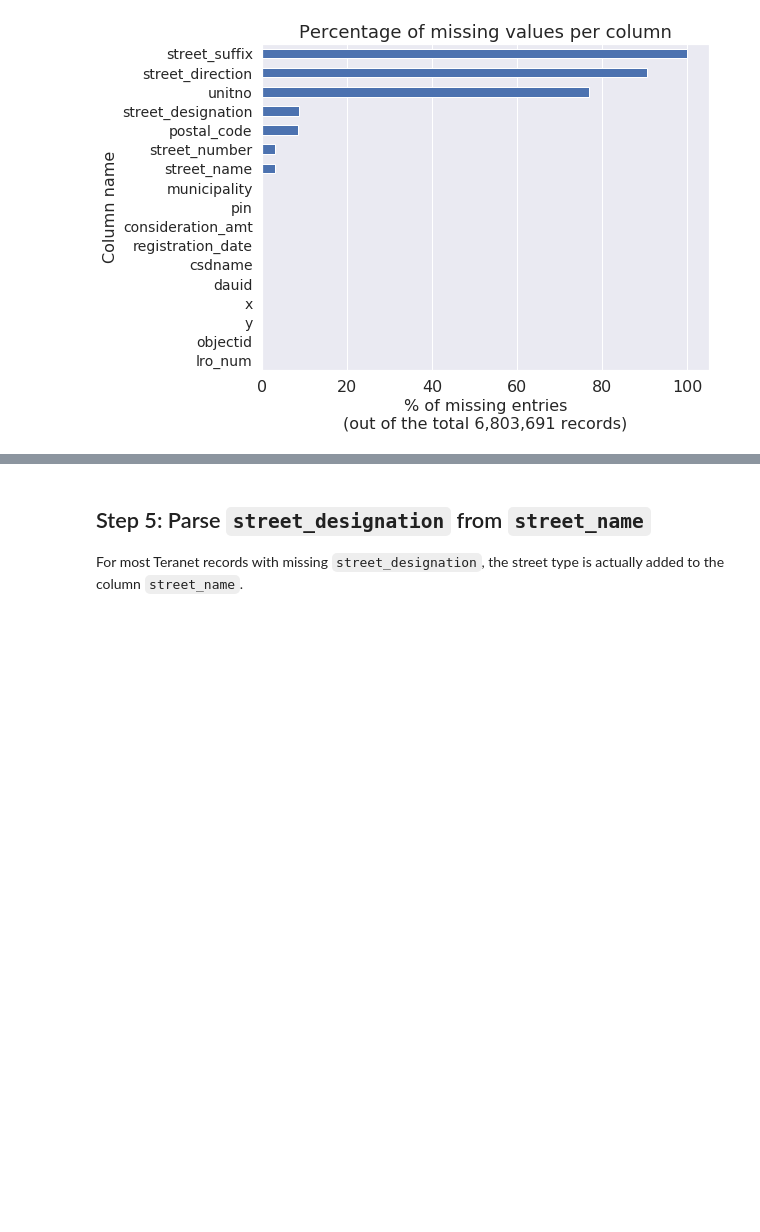
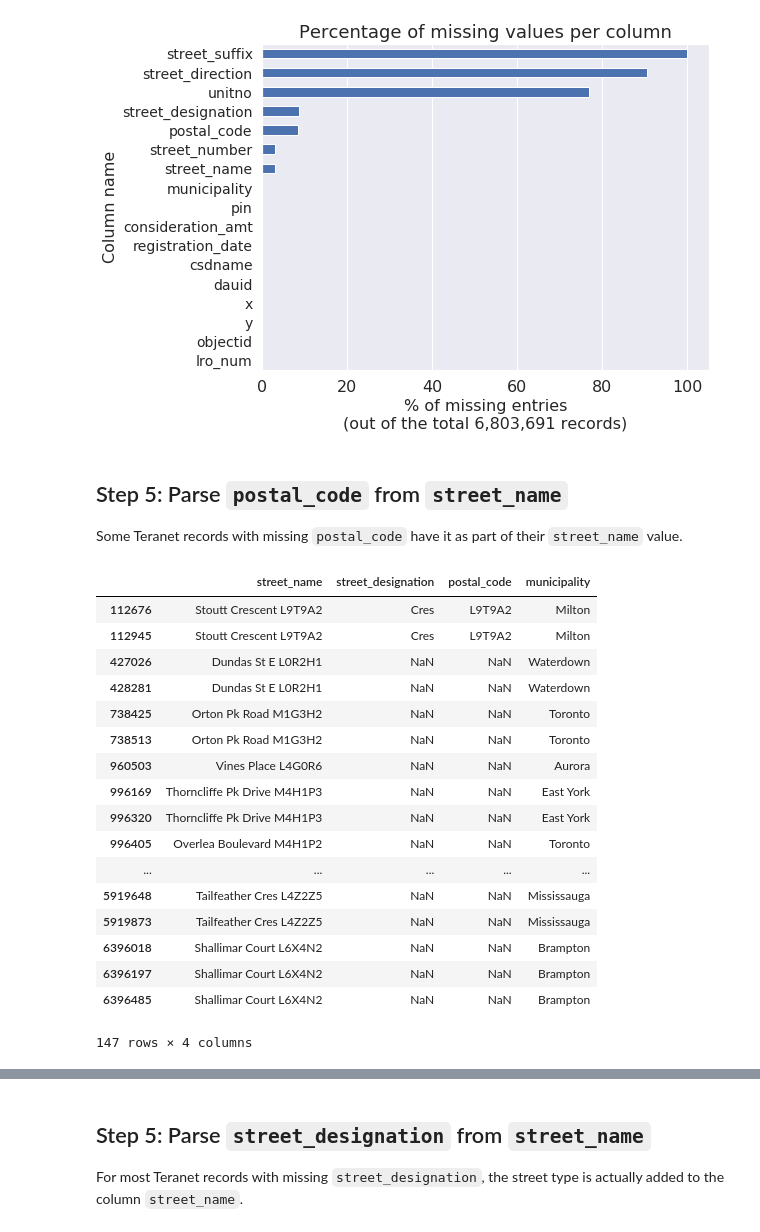
Before and after one commit to stepan-o/geo, a Jupyter notebook: notebooks/2.scrub/2.2_teranet_consistency.ipynb, the cells around one changed output, grey strips where cells are left out. Saved outputs shown, nothing was run; the diff lists cells and outputs as text; code cells hidden in the pictures; blank space fills up the shorter version.

Commit message:
parse 'postal_code' from 'street_name'

```diff
--- a/notebooks/2.scrub/2.2_teranet_consistency.ipynb
+++ b/notebooks/2.scrub/2.2_teranet_consistency.ipynb
@@ -183,3 +183,28 @@ ax.set_xlabel("% of missing entries\n(out of the total {0:,} records)"
 plt.savefig('results/teranet_na_perc.png', dpi=400, bbox_inches='tight')
 # %% [output]
 [figure]
+# %% [markdown]
+## Step 5: Parse `postal_code` from `street_name`
+Some Teranet records with missing `postal_code` have it as part of their `street_name` value.
+# %%
+mask1 = df['street_name'].str.contains('[A-Z]\d[A-Z]\d[A-Z]\d', na=False, case=False)
+df.loc[mask1, ['street_name', 'street_designation', 'postal_code', 'municipality']]
+# %% [output]
+|  | street_name | street_designation | postal_code | municipality |
+| 112676 | Stoutt Crescent L9T9A2 | Cres | L9T9A2 | Milton |
+| 112945 | Stoutt Crescent L9T9A2 | Cres | L9T9A2 | Milton |
+| 427026 | Dundas St E L0R2H1 | NaN | NaN | Waterdown |
+| 428281 | Dundas St E L0R2H1 | NaN | NaN | Waterdown |
+| 738425 | Orton Pk Road M1G3H2 | NaN | NaN | Toronto |
+| 738513 | Orton Pk Road M1G3H2 | NaN | NaN | Toronto |
+| 960503 | Vines Place L4G0R6 | NaN | NaN | Aurora |
+| 996169 | Thorncliffe Pk Drive M4H1P3 | NaN | NaN | East York |
+| 996320 | Thorncliffe Pk Drive M4H1P3 | NaN | NaN | East York |
+| 996405 | Overlea Boulevard M4H1P2 | NaN | NaN | Toronto |
+| ... | ... | ... | ... | ... |
+| 5919648 | Tailfeather Cres L4Z2Z5 | NaN | NaN | Mississauga |
+| 5919873 | Tailfeather Cres L4Z2Z5 | NaN | NaN | Mississauga |
+| 6396018 | Shallimar Court L6X4N2 | NaN | NaN | Brampton |
+| 6396197 | Shallimar Court L6X4N2 | NaN | NaN | Brampton |
+| 6396485 | Shallimar Court L6X4N2 | NaN | NaN | Brampton |
+147 rows × 4 columns
```
Also changed, not shown: parts of 2 cells of this notebook.
